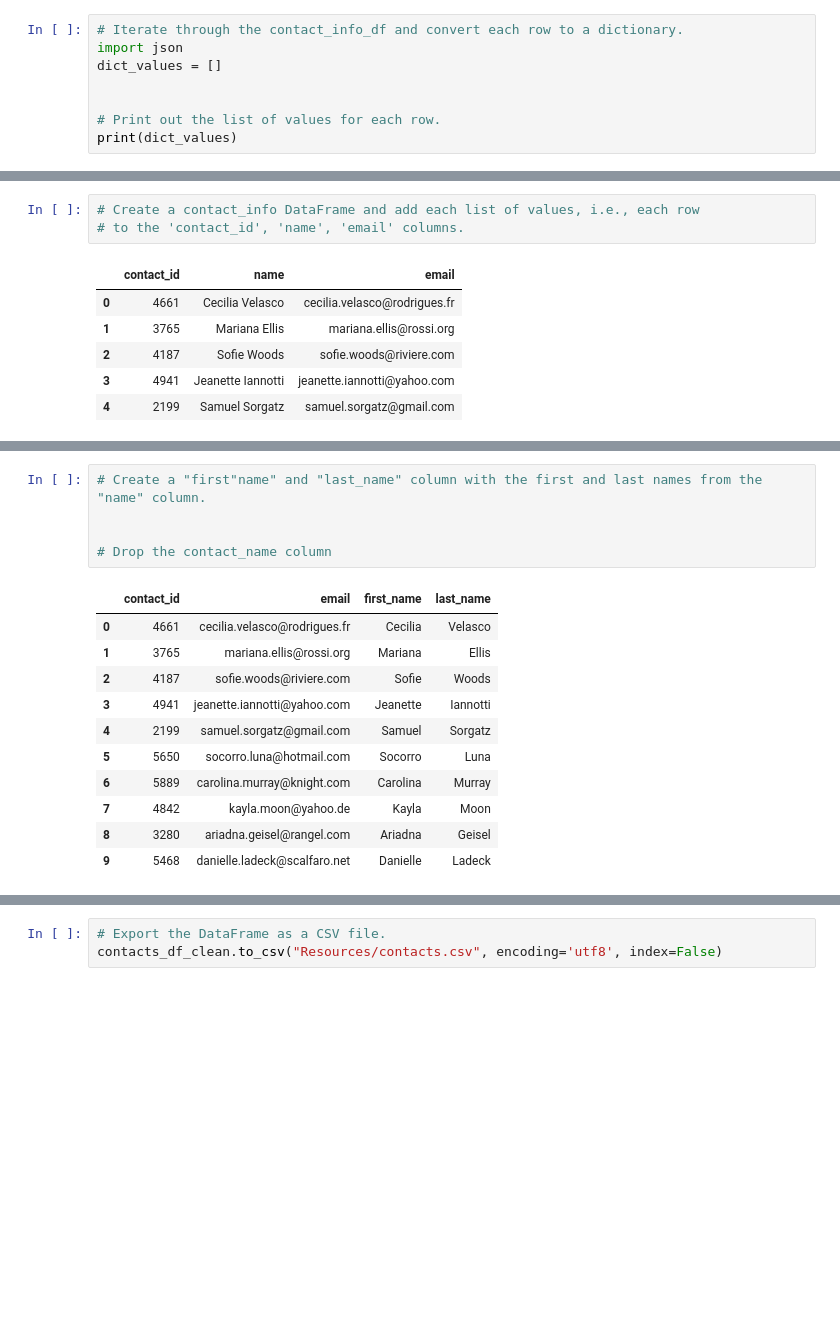
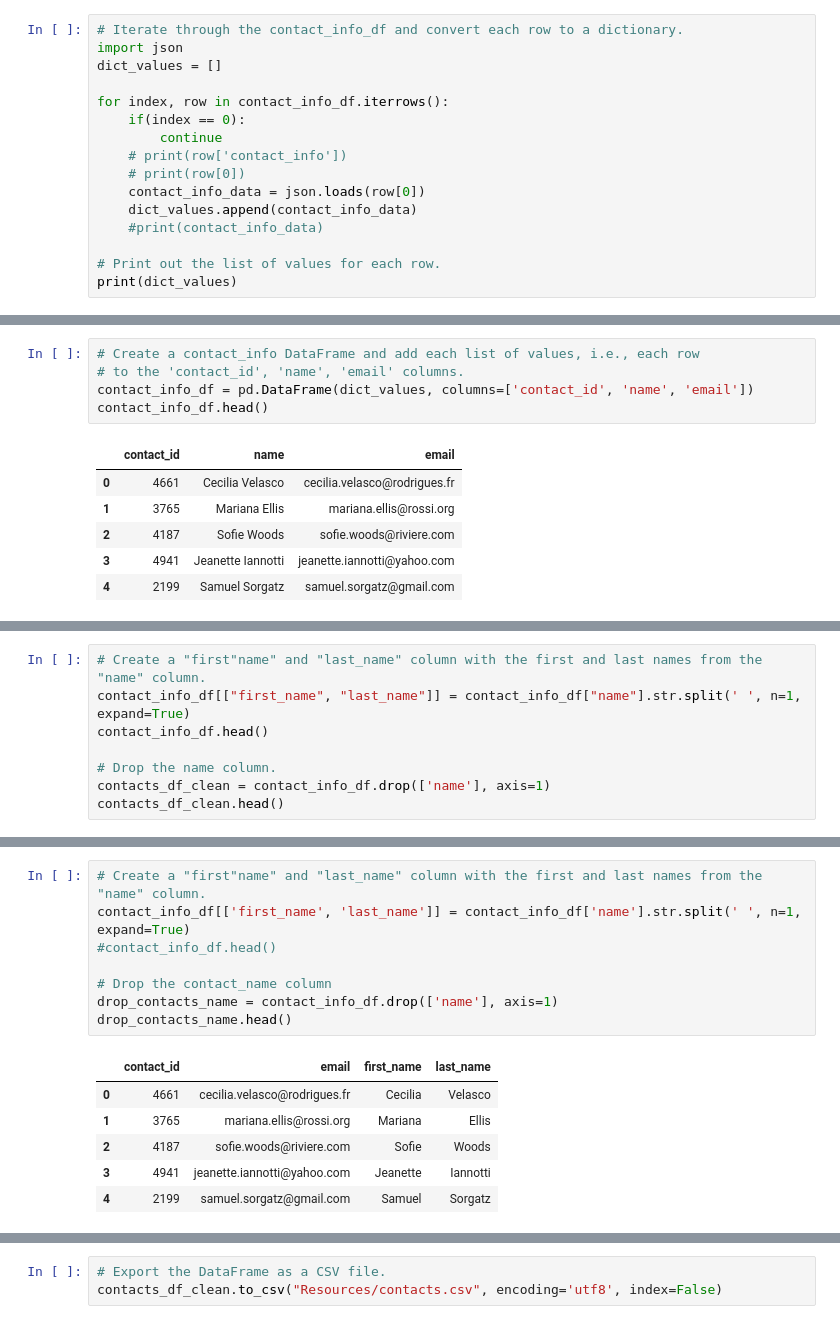
Before and after one commit to jfm0570/Crowdfunding_ETL, a Jupyter notebook: Starter_Files/ETL_Mini_Project_Starter_Code.ipynb, the cells around one changed output, grey strips where cells are left out. Saved outputs shown, nothing was run; the diff lists cells and outputs as text; blank space fills up the shorter version.

Commit message:
Git pull for second part completed
Upload "option 1: Use pandas to create the contacts DF"

```diff
--- a/Starter_Files/ETL_Mini_Project_Starter_Code.ipynb
+++ b/Starter_Files/ETL_Mini_Project_Starter_Code.ipynb
@@ -318,6 +320,14 @@ Then export the DataFrame as a `contacts.csv` CSV file.
 import json
 dict_values = []
 
+for index, row in contact_info_df.iterrows():
+    if(index == 0):
+        continue
+    # print(row['contact_info'])
+    # print(row[0])
+    contact_info_data = json.loads(row[0])
+    dict_values.append(contact_info_data)
+    #print(contact_info_data)
 
 # Print out the list of values for each row.
 print(dict_values)
@@ -326,6 +336,8 @@ print(dict_values)
 # %%
 # Create a contact_info DataFrame and add each list of values, i.e., each row
 # to the 'contact_id', 'name', 'email' columns.
+contact_info_df = pd.DataFrame(dict_values, columns=['contact_id', 'name', 'email'])
+contact_info_df.head()
 # %% [output]
 |  | contact_id | name | email |
 | 0 | 4661 | Cecilia Velasco | cecilia.velasco@rodrigues.fr |
@@ -348,0 +363,8 @@ memory usage: 23.6+ KB
+# %%
+# Create a "first"name" and "last_name" column with the first and last names from the "name" column.
+contact_info_df[["first_name", "last_name"]] = contact_info_df["name"].str.split(' ', n=1, expand=True)
+contact_info_df.head()
+
+# Drop the name column.
+contacts_df_clean = contact_info_df.drop(['name'], axis=1)
+contacts_df_clean.head()
@@ -349,19 +378,17 @@ memory usage: 23.6+ KB
 # %%
 # Create a "first"name" and "last_name" column with the first and last names from the "name" column.
-
+contact_info_df[['first_name', 'last_name']] = contact_info_df['name'].str.split(' ', n=1, expand=True)
+#contact_info_df.head()
 
 # Drop the contact_name column
+drop_contacts_name = contact_info_df.drop(['name'], axis=1)
+drop_contacts_name.head()
 # %% [output]
 |  | contact_id | email | first_name | last_name |
 | 0 | 4661 | cecilia.velasco@rodrigues.fr | Cecilia | Velasco |
 | 1 | 3765 | mariana.ellis@rossi.org | Mariana | Ellis |
 | 2 | 4187 | sofie.woods@riviere.com | Sofie | Woods |
 | 3 | 4941 | jeanette.iannotti@yahoo.com | Jeanette | Iannotti |
 | 4 | 2199 | samuel.sorgatz@gmail.com | Samuel | Sorgatz |
-| 5 | 5650 | socorro.luna@hotmail.com | Socorro | Luna |
-| 6 | 5889 | carolina.murray@knight.com | Carolina | Murray |
-| 7 | 4842 | kayla.moon@yahoo.de | Kayla | Moon |
-| 8 | 3280 | ariadna.geisel@rangel.com | Ariadna | Geisel |
-| 9 | 5468 | danielle.ladeck@scalfaro.net | Danielle | Ladeck |
 # %%
 # Reorder the columns
```
Also changed, not shown: parts of 9 cells of this notebook, 3 other files.
